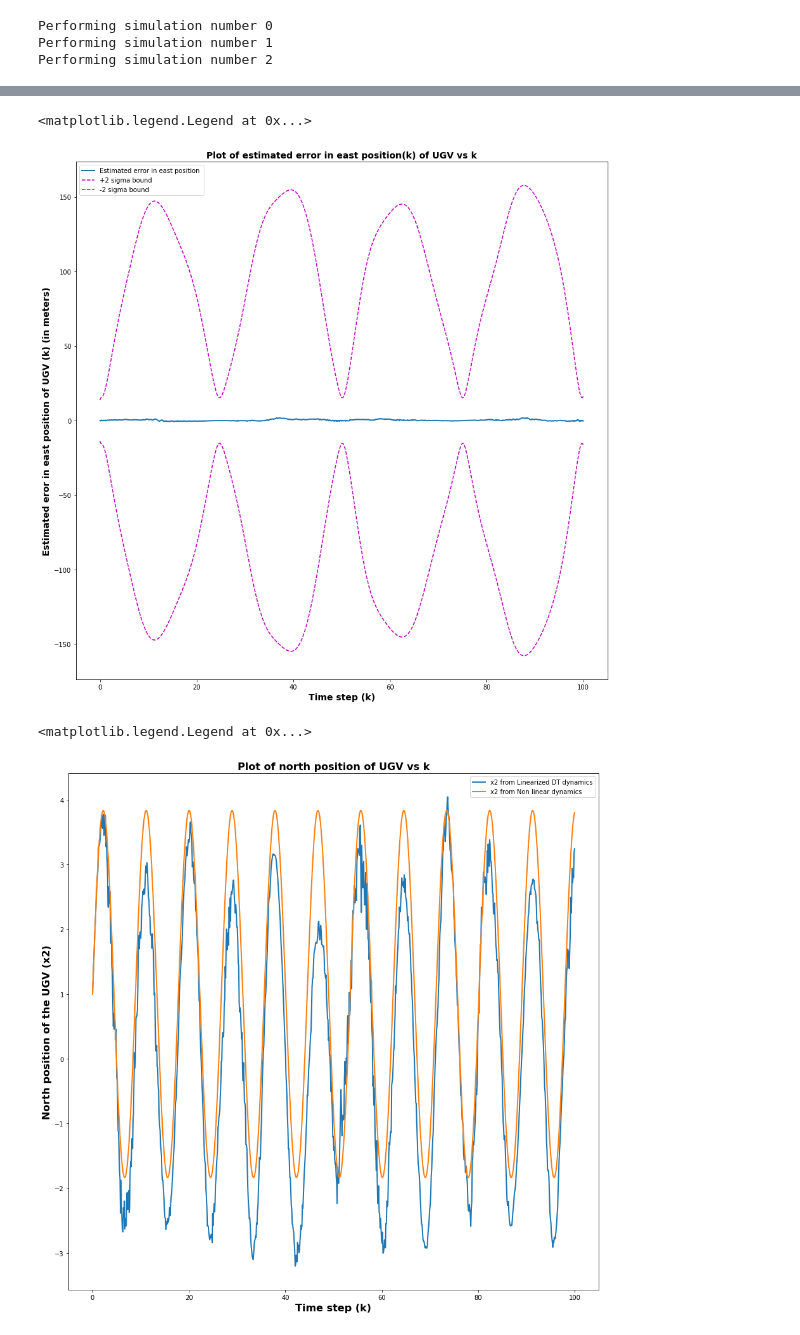
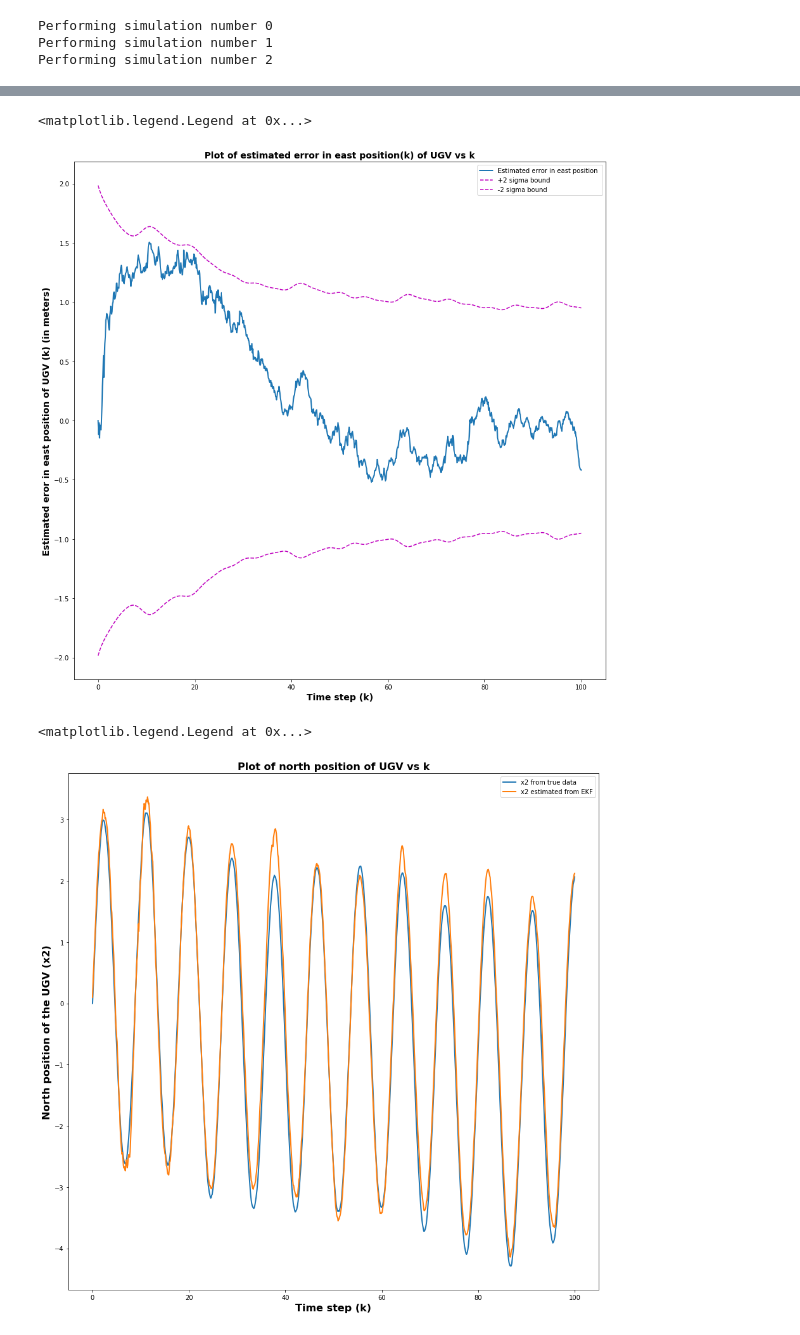
Before and after one commit to himanshugupta1009/robot_localization, a Jupyter notebook: Project_Report_2/LKF.ipynb, the cells around one changed output, grey strips where cells are left out. Cells and saved outputs as stored; diff of their text form; code cells hidden in the pictures.

```diff
--- a/Project_Report_2/LKF.ipynb
+++ b/Project_Report_2/LKF.ipynb
@@ -375,24 +378,33 @@ get_NEES_data_for_multiple_simulations(x0,Qtrue,u,(999999)*Qtrue,Rtrue,Qtrue,Rtr
 Performing simulation number 0
 Performing simulation number 1
 Performing simulation number 2
+# %%
+cholesky_decomposition_Q = np.linalg.cholesky(Qtrue)
+cholesky_decomposition_R = np.linalg.cholesky(Rtrue)
+Xtrue = get_Xtrue(x0,time_steps,cholesky_decomposition_Q,L)
+Ytrue = get_Ytrue(Xtrue,cholesky_decomposition_R)
+
+estimated_state_list,estimated_covariance_matrix_list,\
+        estimated_measurement_list,innovation_covariance_matrix_list = \
+        get_estimated_states_and_measurements(initial_perturbation, nom_state_trajectory, u, delta_t, \
+                                          num_time_steps,P,Rtrue,Qtrue,nom_state_measurements,Ytrue)
 # %%
 #Plot x[1] or east position of UGV
 
+true_x1 = []
 estimated_x1 = []
-true_x1 = []
+
+for state in Xtrue:
+    true_x1.append(state[0])
 
 for state in estimated_state_list:
     estimated_x1.append(state[0][0])
 
-for state in non_linear_trajectory_with_perturbed_x0:
-    true_x1.append(state[0])
-
 plt.xlabel("Time step (k)",fontsize=16, fontweight='bold')
 plt.ylabel("East position of the UGV (x1)",fontsize=16, fontweight='bold')
 plt.title("Plot of east position of UGV vs k",fontsize=16, fontweight='bold')
-plt.plot(time_steps,estimated_x1,linewidth = 2,label = 'x1 from Linearized DT dynamics')
-plt.plot(time_steps,true_x1,linewidth = 2,label = 'x1 from Non linear dynamics')
-plt.rcParams["figure.figsize"] = (15,15)
+plt.plot(time_steps,true_x1,linewidth = 2,label = 'x1 from true data')
+plt.plot(time_steps,estimated_x1,linewidth = 2,label = 'x1 estimated from EKF')
 plt.legend()
 # %% [output]
 <matplotlib.legend.Legend at 0x...>
@@ -400,5 +412,4 @@ plt.legend()
 # %%
-skip_till = 0
 #Error in East Position of UGV
 estimated_state1_error_list = []
 positive_two_sigma_state_element1_list = []
@@ -423,29 +434,28 @@ plt.plot(time_steps[skip_till:],negative_two_sigma_state_element1_list[skip_till
 plt.legend()
 # %% [output]
 <matplotlib.legend.Legend at 0x...>
-[figure, old version]
+[figure, new version]
 # %%
 #Plot x[2] or north position of UGV
 
+true_x2 = []
 estimated_x2 = []
-true_x2 = []
+
+for state in Xtrue:
+    true_x2.append(state[1])
 
 for state in estimated_state_list:
     estimated_x2.append(state[1][0])
 
-for state in non_linear_trajectory_with_perturbed_x0:
-    true_x2.append(state[1])
-
 plt.xlabel("Time step (k)",fontsize=16, fontweight='bold')
 plt.ylabel("North position of the UGV (x2)",fontsize=16, fontweight='bold')
 plt.title("Plot of north position of UGV vs k",fontsize=16, fontweight='bold')
-plt.plot(time_steps,estimated_x2,linewidth = 2,label = 'x2 from Linearized DT dynamics')
-plt.plot(time_steps,true_x2,linewidth = 2,label = 'x2 from Non linear dynamics')
-plt.rcParams["figure.figsize"] = (15,15)
+plt.plot(time_steps,true_x2,linewidth = 2,label = 'x2 from true data')
+plt.plot(time_steps,estimated_x2,linewidth = 2,label = 'x2 estimated from EKF')
 plt.legend()
 # %% [output]
 <matplotlib.legend.Legend at 0x...>
-[figure, old version]
+[figure, new version]
 # %%
 #Error in North Position of UGV
 estimated_state2_error_list = []
```
Also changed, not shown: parts of 32 cells of this notebook.
